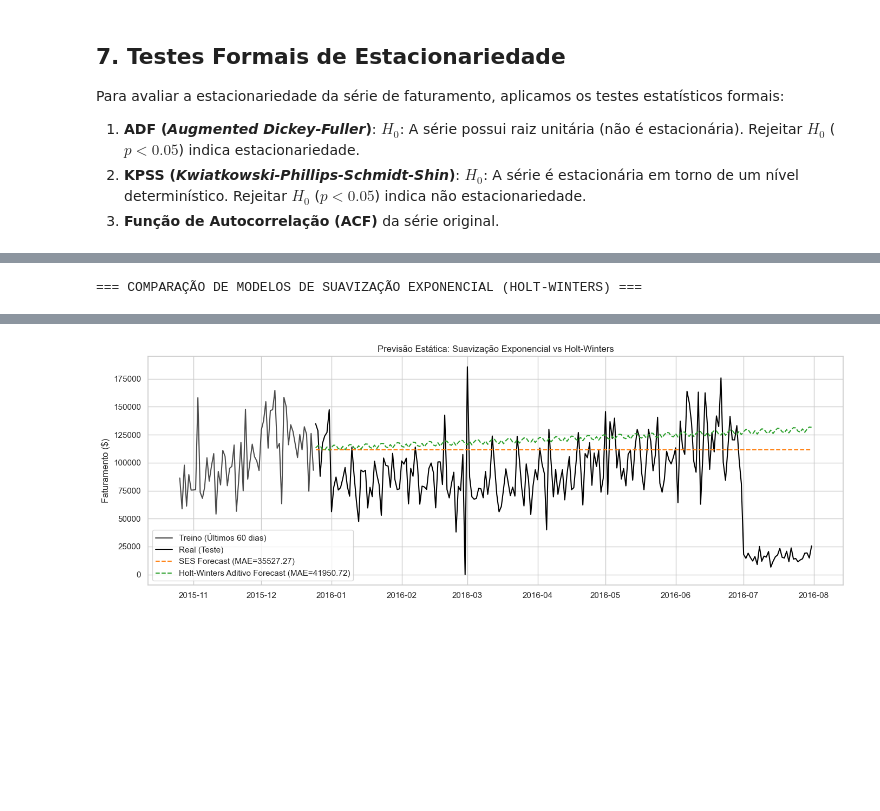
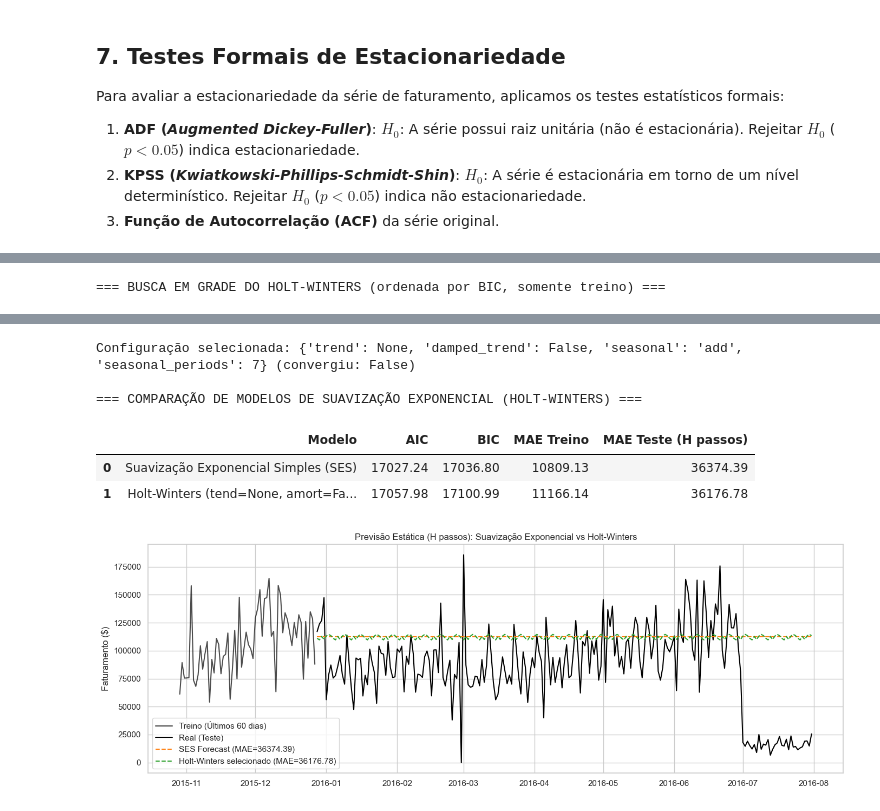
Before and after one commit to raicasale/trabalhoseries_redeneural, a Jupyter notebook: notebooks/bikes-sales.ipynb, the cells around one changed output, grey strips where cells are left out. Drawn from its saved outputs; the diff is of its cells as text; code cells hidden in the pictures; blank space fills up the shorter version.

Commit message:
AJustando relatório e notebook

```diff
--- a/notebooks/bikes-sales.ipynb
+++ b/notebooks/bikes-sales.ipynb
@@ -190,12 +276,11 @@ Para avaliação fora da amostra (*out-of-sample*), dividimos a série temporal
 # %%
-train_ratio = 0.80
-split_idx = int(len(series) * train_ratio)
+TEST_START = pd.Timestamp('2015-12-28')   # primeira data de teste (origem do primeiro walk-forward)
 
-train = series.iloc[:split_idx]
-test = series.iloc[split_idx:]
+train = series.loc[:TEST_START - pd.Timedelta(days=1)]
+test = series.loc[TEST_START:]
 H = len(test)
 
 print(f'Tamanho do conjunto de Treino: {len(train)} observações ({train.index.min().date()} a {train.index.max().date()})')
 print(f'Tamanho do conjunto de Teste:  {len(test)} observações ({test.index.min().date()} a {test.index.max().date()})')
-print(f'Horizonte de previsão H: {H} dias')
+print(f'Dias de teste: {H} | Horizonte no walk-forward: h = 1 dia (origem diária)')
 # %% [output]
@@ -457,34 +596,67 @@ Conforme a pipeline metodológica de referência, comparamos os métodos de Suav
 # %%
-# 1. Suavização Exponencial Simples (SES)
-ses_model = ExponentialSmoothing(train['Revenue'], trend=None, seasonal=None, initialization_method='heuristic').fit()
+def fit_hw(y_hist, cfg):
+    """Ajusta o Holt-Winters com a configuração `cfg`; mesma função usada no walk-forward."""
+    return ExponentialSmoothing(y_hist, initialization_method='estimated', **cfg).fit()
+
+# 1. Suavização Exponencial Simples (SES) - referência
+with warnings.catch_warnings():
+    warnings.simplefilter('ignore')
+    ses_model = ExponentialSmoothing(train['Revenue'], trend=None, seasonal=None, initialization_method='estimated').fit()
 fc_ses = ses_model.forecast(H)
 mae_ses_train = mean_absolute_error(train['Revenue'], ses_model.fittedvalues)
 mae_ses_test = mean_absolute_error(test['Revenue'], fc_ses)
 
-# 2. Holt-Winters Aditivo com Sazonalidade Semanal (m=7)
-hw_add_model = ExponentialSmoothing(train['Revenue'], trend='add', seasonal='add', seasonal_periods=7, initialization_method='heuristic').fit()
-fc_hw_add = hw_add_model.forecast(H)
-mae_hw_train = mean_absolute_error(train['Revenue'], hw_add_model.fittedvalues)
-mae_hw_test = mean_absolute_error(test['Revenue'], fc_hw_add)
+# 2. Busca em grade do Holt-Winters (seleção por BIC no treino)
+hw_results = []
+for trend, damped in [(None, False), ('add', False), ('add', True)]:
+    for seasonal in ['add', 'mul']:
+        for sp in [7, 30]:
+            cfg = {'trend': trend, 'damped_trend': damped, 'seasonal': seasonal, 'seasonal_periods': sp}
+            try:
+                with warnings.catch_warnings(record=True) as wl:
+                    warnings.simplefilter('always')
+                    fit_i = fit_hw(train['Revenue'], cfg)
+                convergiu = not any('Convergence' in w.category.__name__ for w in wl)
+                if np.isfinite(fit_i.bic):
+                    hw_results.append({'cfg': cfg, 'AIC': fit_i.aic, 'BIC': fit_i.bic, 'Convergiu': convergiu,
+                                       'MAE Treino': mean_absolute_error(train['Revenue'], fit_i.fittedvalues)})
+            except Exception:
+                continue
+
+hw_results.sort(key=lambda r: r['BIC'])
+best_hw_cfg = hw_results[0]['cfg']
+df_hw_grid = pd.DataFrame([{**r['cfg'], 'AIC': r['AIC'], 'BIC': r['BIC'], 'Convergiu': r['Convergiu'], 'MAE Treino': r['MAE Treino']} for r in hw_results])
+print('=== BUSCA EM GRADE DO HOLT-WINTERS (ordenada por BIC, somente treino) ===')
+display(df_hw_grid)
+print(f'Configuração selecionada: {best_hw_cfg} (convergiu: {hw_results[0]["Convergiu"]})')
+
+with warnings.catch_warnings():
+    warnings.simplefilter('ignore')
+    hw_best_model = fit_hw(train['Revenue'], best_hw_cfg)
+fc_hw = hw_best_model.forecast(H)
+mae_hw_train = mean_absolute_error(train['Revenue'], hw_best_model.fittedvalues)
+mae_hw_test = mean_absolute_error(test['Revenue'], fc_hw)
+hw_label = (f"Holt-Winters (tend={best_hw_cfg['trend']}, amort={best_hw_cfg['damped_trend']}, "
+            f"sazon={best_hw_cfg['seasonal']}, m={best_hw_cfg['seasonal_periods']})")
 
 df_hw_comp = pd.DataFrame([
     {'Modelo': 'Suavização Exponencial Simples (SES)', 'AIC': ses_model.aic, 'BIC': ses_model.bic, 'MAE Treino': mae_ses_train, 'MAE Teste (H passos)': mae_ses_test},
-    {'Modelo': 'Holt-Winters Aditivo (m=7)', 'AIC': hw_add_model.aic, 'BIC': hw_add_model.bic, 'MAE Treino': mae_hw_train, 'MAE Teste (H passos)': mae_hw_test}
+    {'Modelo': hw_label, 'AIC': hw_best_model.aic, 'BIC': hw_best_model.bic, 'MAE Treino': mae_hw_train, 'MAE Teste (H passos)': mae_hw_test}
 ])
 
-print('=== COMPARAÇÃO DE MODELOS DE SUAVIZAÇÃO EXPONENCIAL (HOLT-WINTERS) ===')
+print('\n=== COMPARAÇÃO DE MODELOS DE SUAVIZAÇÃO EXPONENCIAL (HOLT-WINTERS) ===')
 display(df_hw_comp)
 
-# Plot das Previsões Estáticas
+# Plot das Previsões Estáticas (descritivo)
 plt.figure(figsize=(14, 5))
 plt.plot(train.index[-60:], train['Revenue'].iloc[-60:], label='Treino (Últimos 60 dias)', color='black', alpha=0.7)
 plt.plot(test.index, test['Revenue'], label='Real (Teste)', color='black', lw=1.5)
 plt.plot(test.index, fc_ses, label=f'SES Forecast (MAE={mae_ses_test:.2f})', linestyle='--', color='#ff7f0e')
-plt.plot(test.index, fc_hw_add, label=f'Holt-Winters Aditivo Forecast (MAE={mae_hw_test:.2f})', linestyle='--', color='#2ca02c')
-plt.title('Previsão Estática: Suavização Exponencial vs Holt-Winters')
+plt.plot(test.index, fc_hw, label=f'Holt-Winters selecionado (MAE={mae_hw_test:.2f})', linestyle='--', color='#2ca02c')
+plt.title('Previsão Estática (H passos): Suavização Exponencial vs Holt-Winters')
 plt.ylabel('Faturamento ($)')
 plt.legend()
 plt.tight_layout()
 plt.show()
 # %% [output]
-=== COMPARAÇÃO DE MODELOS DE SUAVIZAÇÃO EXPONENCIAL (HOLT-WINTERS) ===
+=== BUSCA EM GRADE DO HOLT-WINTERS (ordenada por BIC, somente treino) ===
@@ -494,4 +670,10 @@ plt.show()
+Configuração selecionada: {'trend': None, 'damped_trend': False, 'seasonal': 'add', 'seasonal_periods': 7} (convergiu: False)
+
+=== COMPARAÇÃO DE MODELOS DE SUAVIZAÇÃO EXPONENCIAL (HOLT-WINTERS) ===
+|  | Modelo | AIC | BIC | MAE Treino | MAE Teste (H passos) |
+| 0 | Suavização Exponencial Simples (SES) | 17027.24 | 17036.80 | 10809.13 | 36374.39 |
+| 1 | Holt-Winters (tend=None, amort=Fa... | 17057.98 | 17100.99 | 11166.14 | 36176.78 |
-[figure, old version]
+[figure, new version]
 # %% [markdown]
 ## 11. Definição e Otimização dos Parâmetros do SARIMA
 
```
Also changed, not shown: parts of 32 cells of this notebook, 5 other files.
